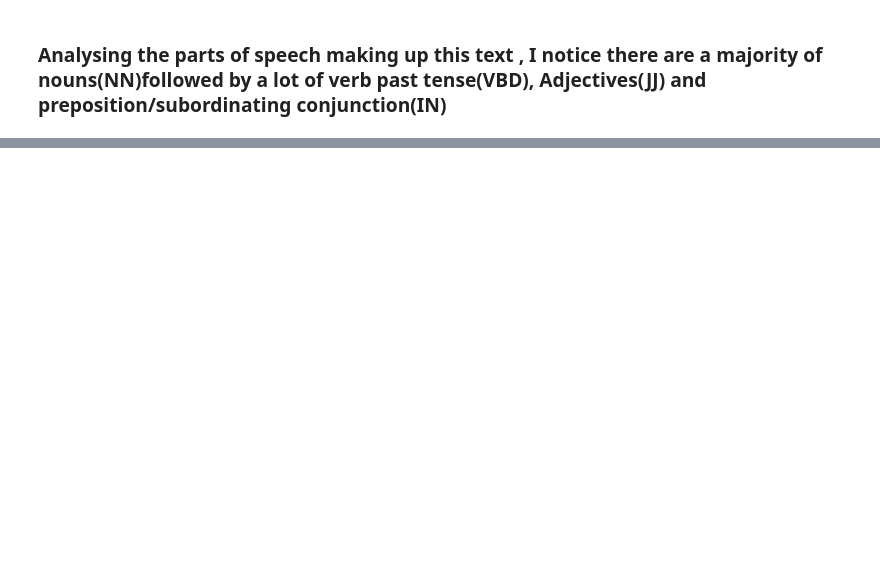
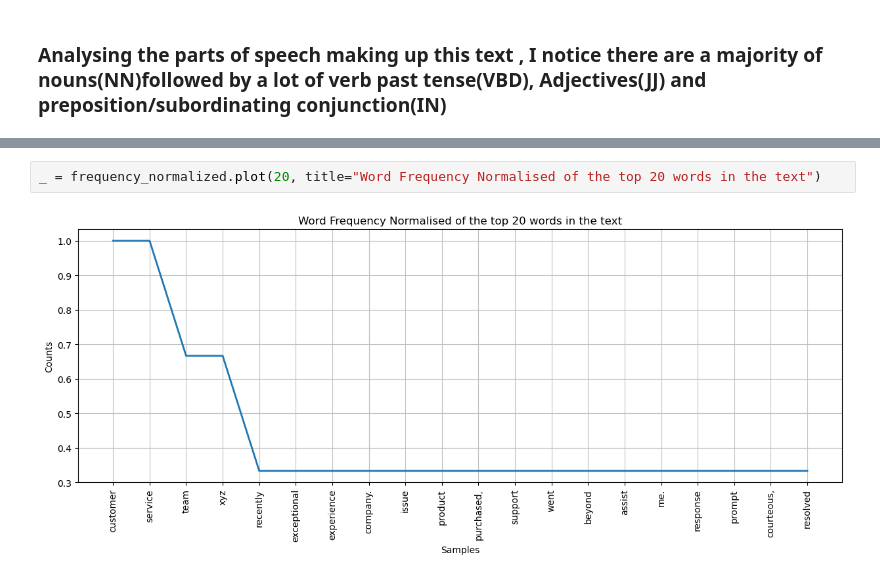
Before and after one commit to JoshuaWacks/FlaskSentimentPipeline, a Jupyter notebook: Task2.ipynb, the cells around one changed output, grey strips where cells are left out. Cells and saved outputs as stored; diff of their text form; blank space fills up the shorter version.

```diff
--- a/Task2.ipynb
+++ b/Task2.ipynb
@@ -161,0 +330,4 @@ plt.show()
+# %%
+_ = frequency_normalized.plot(20, title="Word Frequency Normalised of the top 20 words in the text")
+# %% [output]
+[figure, added]
```
Also changed, not shown: parts of 30 cells of this notebook, 4 other files.
